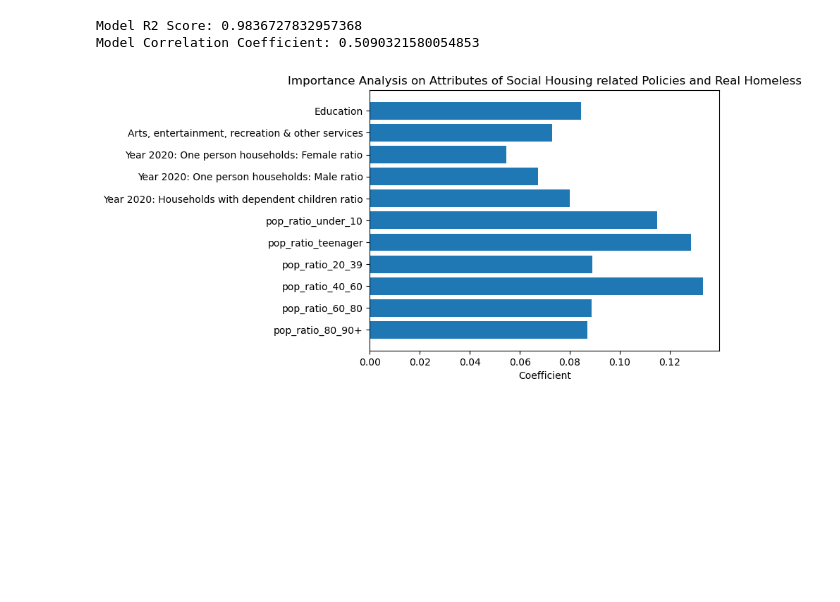
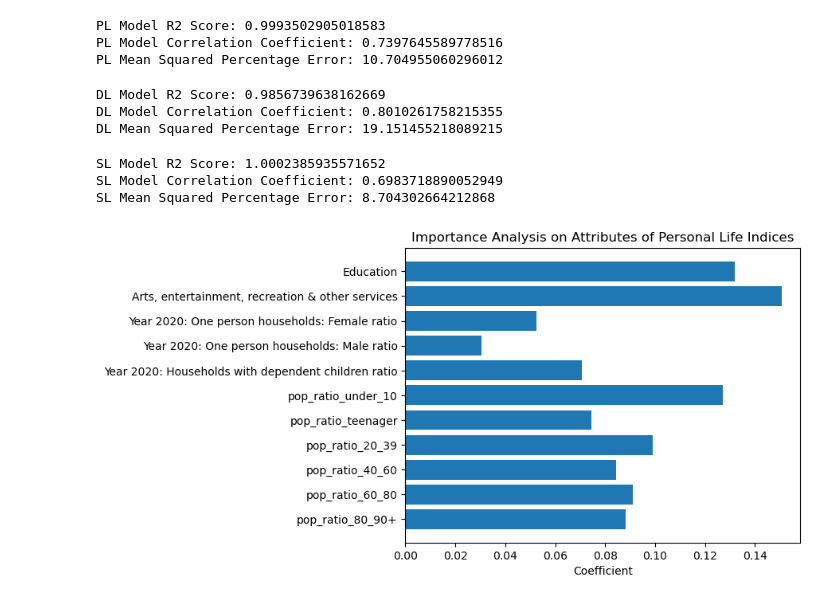
Before and after one commit to SIthodox2286/mdm_3_phace_C, a Jupyter notebook: random_forest_analysis.ipynb, the cells around one changed output. Drawn from its saved outputs; the diff is of its cells as text; code cells hidden in the pictures; blank space fills up the shorter version.

Commit message:
Improved Random Forest

```diff
--- a/random_forest_analysis.ipynb
+++ b/random_forest_analysis.ipynb
@@ -64,16 +145,16 @@ fit_rf = RandomForestClassifier(random_state=0)
 np.random.seed(0)
 start = time.time()
 
-param_dist = {'max_depth': [2, 3, 4, 5, 6],
+param_dist = {'max_depth': range(2,10+1),
               'bootstrap': [True, False],
               'max_features': ['auto', 'sqrt', 'log2', None],
               'criterion': ['gini', 'entropy']}
 
-cv_rf = GridSearchCV(fit_rf, cv = 8,
+cv_rf = GridSearchCV(pl_fit_rf, cv = 7,
                      param_grid=param_dist,
                      n_jobs = 3)
 
-cv_rf.fit(training_set, class_set)
+cv_rf.fit(pl_training_set, pl_class_set)
 print('Best Parameters using grid search: \n',
       cv_rf.best_params_)
 end = time.time()
@@ -85,8 +210,20 @@ Time taken in grid search:  108.99
 # %%
 # Set best parameters given by grid search
-fit_rf = fit_rf.set_params(criterion = 'entropy',
+pl_fit_rf = pl_fit_rf.set_params(n_estimators=400,criterion = 'gini',
+                  max_features = None,
+                  max_depth = 2)
+
+# Set best parameters given by grid search
+dl_fit_rf = dl_fit_rf.set_params(n_estimators=400,criterion = 'gini',
                   max_features = 'auto',
+                  max_depth = 2)
+
+# Set best parameters given by grid search
+sl_fit_rf = sl_fit_rf.set_params(n_estimators=400,criterion = 'gini',
+                  max_features = None,
                   max_depth = 3)
 # %%
-hundredYard_forest = fit_rf.fit(training_set, class_set)
+pl_hundredYard_forest = pl_fit_rf.fit(pl_training_set, pl_class_set)
+dl_hundredYard_forest = dl_fit_rf.fit(dl_training_set, dl_class_set)
+sl_hundredYard_forest = sl_fit_rf.fit(sl_training_set, sl_class_set)
 # %%
@@ -94,11 +233,43 @@ predictions = hundredYard_forest.predict(test_set)
 # %%
-feature_importance_score = list(hundredYard_forest.feature_importances_)
+pl_feature_importance_score = list(pl_hundredYard_forest.feature_importances_)
+dl_feature_importance_score = list(dl_hundredYard_forest.feature_importances_)
+sl_feature_importance_score = list(sl_hundredYard_forest.feature_importances_)
 # %%
-print('Model R2 Score: '+str(r2_score(test_class_set,predictions)))
+print('PL Model R2 Score: '+str(r2_score(test_pl_class_set,pl_predictions)))
 
-coef = np.corrcoef(test_class_set,predictions)
-coef = coef[0,1]
-print('Model Correlation Coefficient: '+str(coef))
+pl_coef = np.corrcoef(test_pl_class_set,pl_predictions)
+pl_coef = pl_coef[0,1]
+print('PL Model Correlation Coefficient: '+str(pl_coef))
+
+PLMSPE = mean_absolute_percentage_error(test_pl_class_set,pl_predictions)
+print('PL Mean Squared Percentage Error: '+str(PLMSPE))
 # %% [output]
-Model R2 Score: 0.9836727832957368
-Model Correlation Coefficient: 0.5090321580054853
+PL Model R2 Score: 0.9993502905018583
+PL Model Correlation Coefficient: 0.7397645589778516
+PL Mean Squared Percentage Error: 10.704955060296012
+# %%
+print('DL Model R2 Score: '+str(r2_score(test_dl_class_set,dl_predictions)))
+
+dl_coef = np.corrcoef(test_dl_class_set,dl_predictions)
+dl_coef = dl_coef[0,1]
+print('DL Model Correlation Coefficient: '+str(dl_coef))
+
+DLMSPE = mean_absolute_percentage_error(test_dl_class_set,dl_predictions)
+print('DL Mean Squared Percentage Error: '+str(DLMSPE))
+# %% [output]
+DL Model R2 Score: 0.9856739638162669
+DL Model Correlation Coefficient: 0.8010261758215355
+DL Mean Squared Percentage Error: 19.151455218089215
+# %%
+print('SL Model R2 Score: '+str(r2_score(test_sl_class_set,sl_predictions)))
+
+sl_coef = np.corrcoef(test_sl_class_set,sl_predictions)
+sl_coef = sl_coef[0,1]
+print('SL Model Correlation Coefficient: '+str(sl_coef))
+
+SLMSPE = mean_absolute_percentage_error(test_sl_class_set,sl_predictions)
+print('SL Mean Squared Percentage Error: '+str(SLMSPE))
+# %% [output]
+SL Model R2 Score: 1.0002385935571652
+SL Model Correlation Coefficient: 0.6983718890052949
+SL Mean Squared Percentage Error: 8.704302664212868
@@ -105,18 +280,18 @@ Model Correlation Coefficient: 0.5090321580054853
 # %%
 plt.rcdefaults()
 fig, ax = plt.subplots()
 
 # Example data
-x_names = list(hundredYard_forest.feature_names_in_[:])
+x_names = list(pl_hundredYard_forest.feature_names_in_[:])
 y_pos = np.arange(len(x_names))
 
-ax.barh(y_pos, feature_importance_score, align='center')
+ax.barh(y_pos, pl_feature_importance_score, align='center')
 ax.invert_yaxis()  # labels read top-to-bottom
 ax.set_yticks(y_pos)
 ax.set_yticklabels(list(x_names))
 ax.set_xlabel('Coefficient')
-ax.set_title('Importance Analysis on Attributes of Social Housing related Policies and Real Homeless')
-plt.savefig('Figure/random_forest_importance_score_analysis.png')
+ax.set_title('Importance Analysis on Attributes of Personal Life Indices')
+plt.savefig('Figure/personal_life_group_random_forest_importance_score_analysis.png')
 plt.show()
 # %% [output]
-[figure, old version]
+[figure, new version]
```
Also changed, not shown: parts of 22 cells of this notebook, 18 other files.
